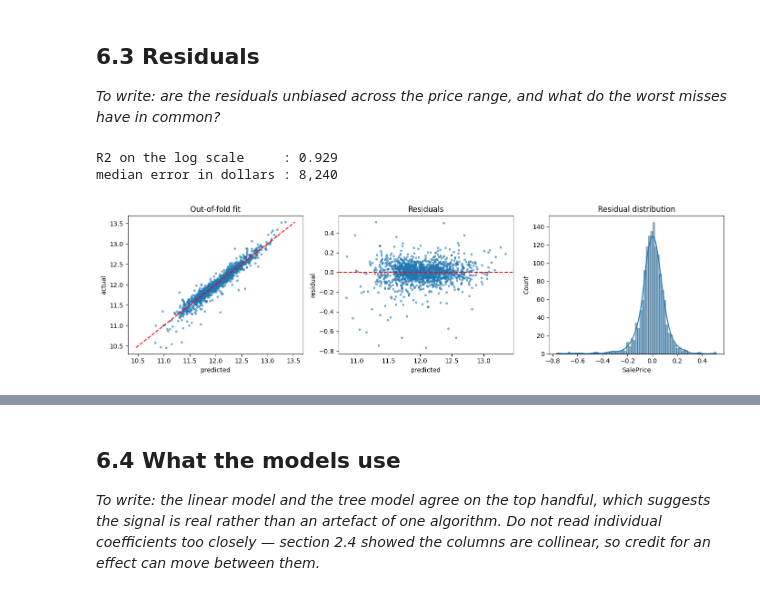
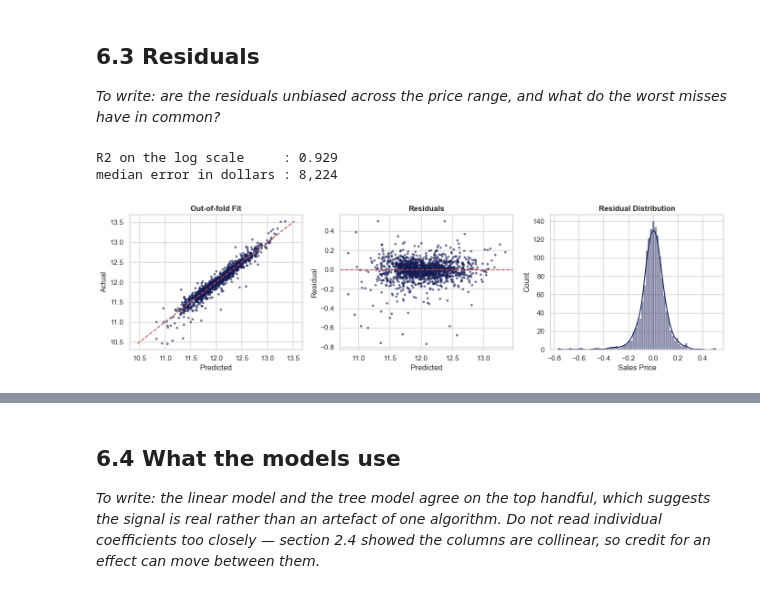
Before and after one commit to siddharthyashkukreja-cloud/smu_programming_group, a Jupyter notebook: ACCT682_Housing_prices.ipynb, the cells around one changed output, grey strips where cells are left out. Saved outputs shown, nothing was run; the diff lists cells and outputs as text; code cells hidden in the pictures.

```diff
--- a/ACCT682_Housing_prices.ipynb
+++ b/ACCT682_Housing_prices.ipynb
@@ -671,23 +719,24 @@ pd.DataFrame({
 # %%
 resid = y - blend_oof
 
 fig, ax = plt.subplots(1, 3, figsize=(14, 4))
-ax[0].scatter(blend_oof, y, s=8, alpha=0.5)
+ax[0].scatter(blend_oof, y, s=8, alpha=0.5, color="#151C55")
 ax[0].plot([y.min(), y.max()], [y.min(), y.max()], "r--")
-ax[0].set_xlabel("predicted"); ax[0].set_ylabel("actual"); ax[0].set_title("Out-of-fold fit")
+ax[0].set_xlabel("Predicted"); ax[0].set_ylabel("Actual"); ax[0].set_title("Out-of-fold Fit", fontweight="bold", fontsize=12)
 
-ax[1].scatter(blend_oof, resid, s=8, alpha=0.5); ax[1].axhline(0, c="r", ls="--")
-ax[1].set_xlabel("predicted"); ax[1].set_ylabel("residual"); ax[1].set_title("Residuals")
+ax[1].scatter(blend_oof, resid, s=8, alpha=0.5, color="#151C55"); ax[1].axhline(0, c="r", ls="--")
+ax[1].set_xlabel("Predicted"); ax[1].set_ylabel("Residual"); ax[1].set_title("Residuals",  fontweight="bold", fontsize=12)
 
-sns.histplot(resid, kde=True, ax=ax[2]); ax[2].set_title("Residual distribution")
+sns.histplot(resid, kde=True, ax=ax[2], color="#151C55"); ax[2].set_title("Residual Distribution", fontweight="bold", fontsize=12)
+ax[2].set_xlabel("Sales Price")
 plt.tight_layout()
 
 print(f"R2 on the log scale     : {r2_score(y, blend_oof):.3f}")
 print(f"median error in dollars : {np.median(np.abs(np.exp(y) - np.exp(blend_oof))):,.0f}")
 # %% [output]
 R2 on the log scale     : 0.929
-median error in dollars : 8,240
+median error in dollars : 8,224
-[figure, old version]
+[figure, new version]
 # %%
 worst = resid.abs().sort_values(ascending=False).head(8).index
 train_kept.loc[worst, ["Id", "GrLivArea", "OverallQual", "SaleCondition", "SalePrice"]].assign(
```
Also changed, not shown: parts of 13 cells of this notebook, 7 other files.
